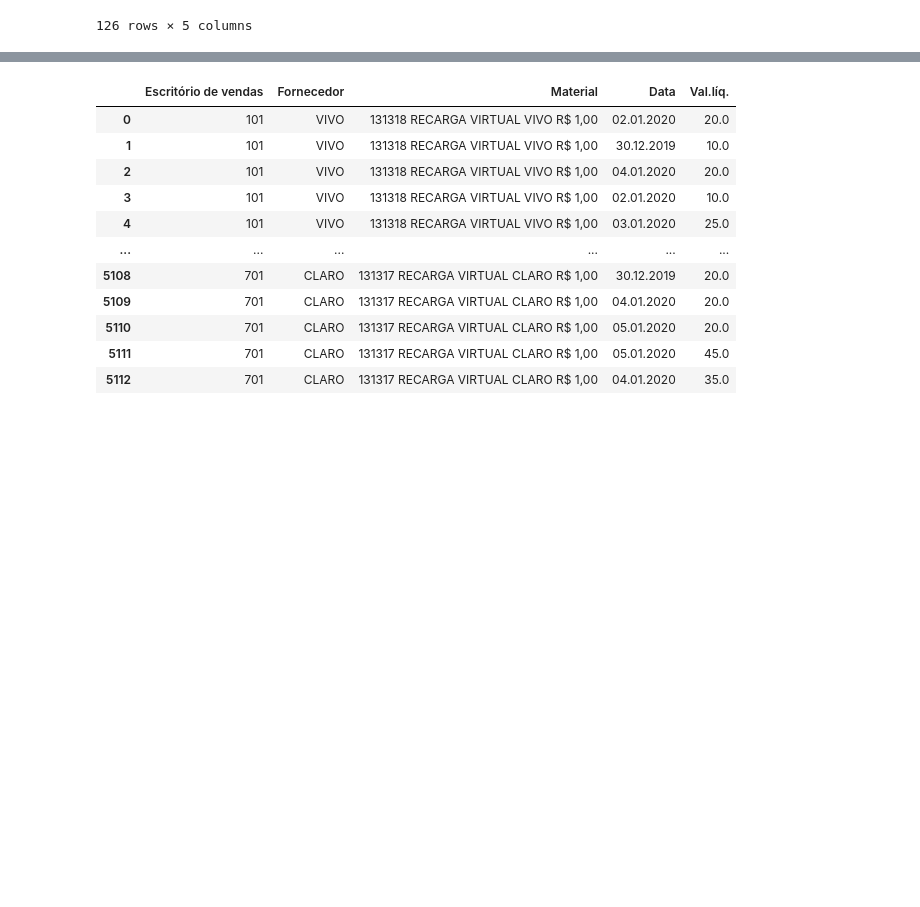
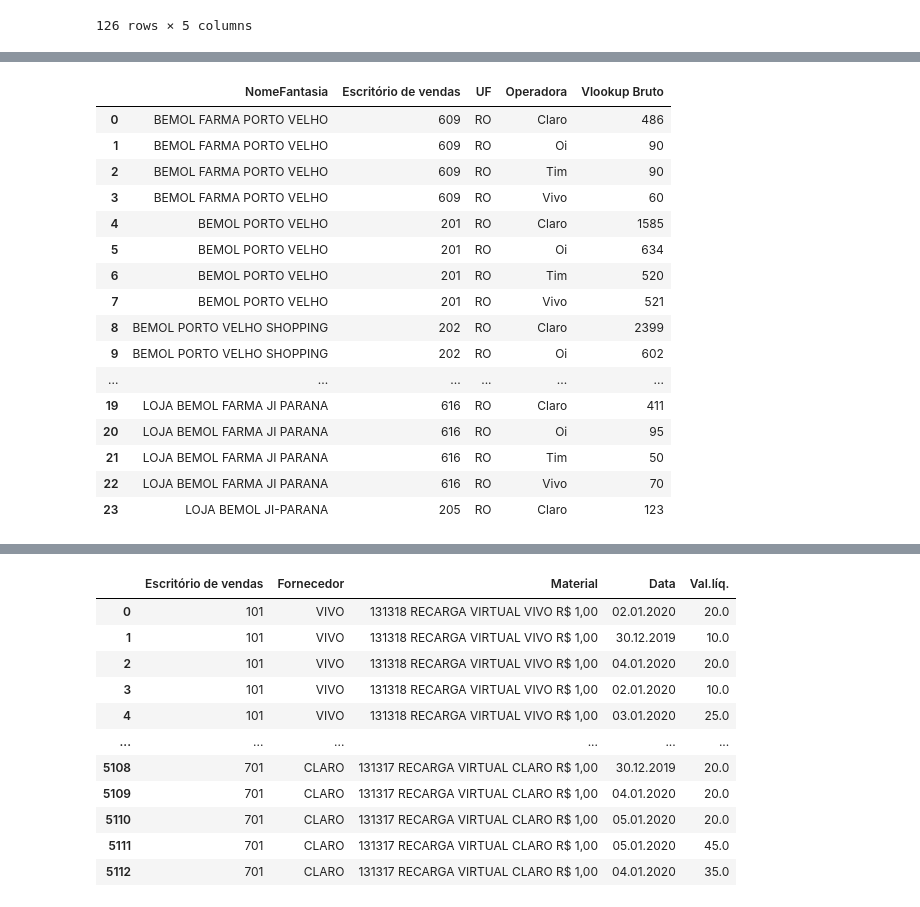
Before and after one commit to userddssilva/curso_fundamentos_de_manipulacao_e_analise_de_dados, a Jupyter notebook: desafio_final.ipynb, the cells around one changed output, grey strips where cells are left out. Saved outputs shown, nothing was run; the diff lists cells and outputs as text; code cells hidden in the pictures; blank space fills up the shorter version.

```diff
--- a/desafio_final.ipynb
+++ b/desafio_final.ipynb
@@ -46,0 +64,21 @@ df_detalhamento
+# %%
+df_detalhamento_ro = pd.read_excel('detalhamento_m4u.xlsx', sheet_name="RO", skiprows=1)
+df_detalhamento_ro
+# %% [output]
+|  | NomeFantasia | Escritório de vendas | UF | Operadora | Vlookup Bruto |
+| 0 | BEMOL FARMA PORTO VELHO | 609 | RO | Claro | 486 |
+| 1 | BEMOL FARMA PORTO VELHO | 609 | RO | Oi | 90 |
+| 2 | BEMOL FARMA PORTO VELHO | 609 | RO | Tim | 90 |
+| 3 | BEMOL FARMA PORTO VELHO | 609 | RO | Vivo | 60 |
+| 4 | BEMOL PORTO VELHO | 201 | RO | Claro | 1585 |
+| 5 | BEMOL PORTO VELHO | 201 | RO | Oi | 634 |
+| 6 | BEMOL PORTO VELHO | 201 | RO | Tim | 520 |
+| 7 | BEMOL PORTO VELHO | 201 | RO | Vivo | 521 |
+| 8 | BEMOL PORTO VELHO SHOPPING | 202 | RO | Claro | 2399 |
+| 9 | BEMOL PORTO VELHO SHOPPING | 202 | RO | Oi | 602 |
+| ... | ... | ... | ... | ... | ... |
+| 19 | LOJA BEMOL FARMA JI PARANA | 616 | RO | Claro | 411 |
+| 20 | LOJA BEMOL FARMA JI PARANA | 616 | RO | Oi | 95 |
+| 21 | LOJA BEMOL FARMA JI PARANA | 616 | RO | Tim | 50 |
+| 22 | LOJA BEMOL FARMA JI PARANA | 616 | RO | Vivo | 70 |
+| 23 | LOJA BEMOL JI-PARANA | 205 | RO | Claro | 123 |
```
Also changed, not shown: parts of 14 cells of this notebook, 1 other file.
